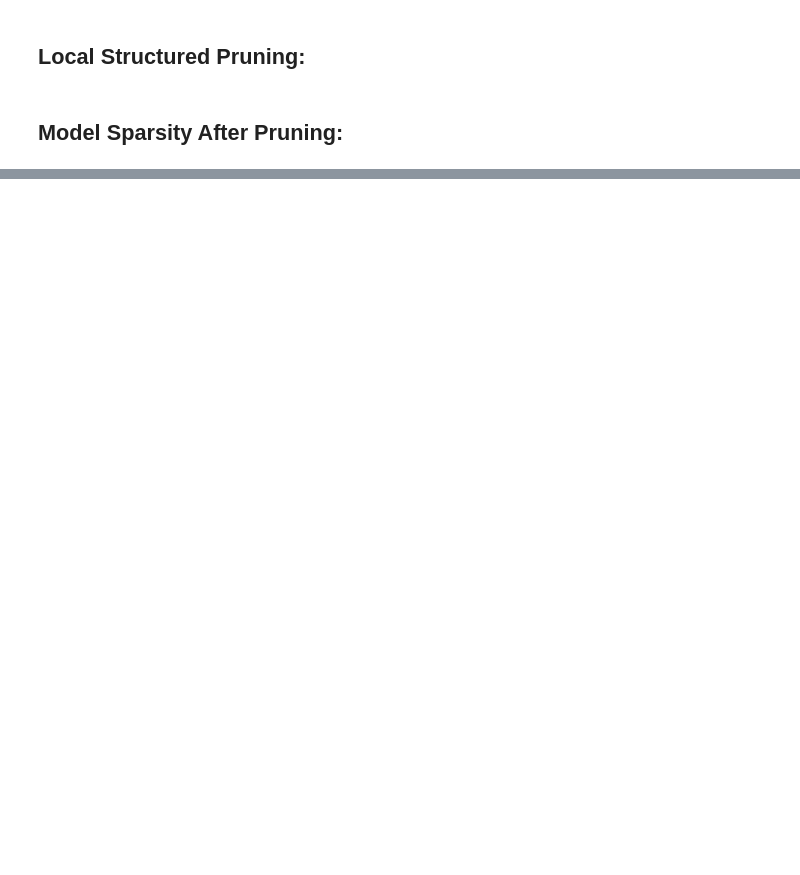
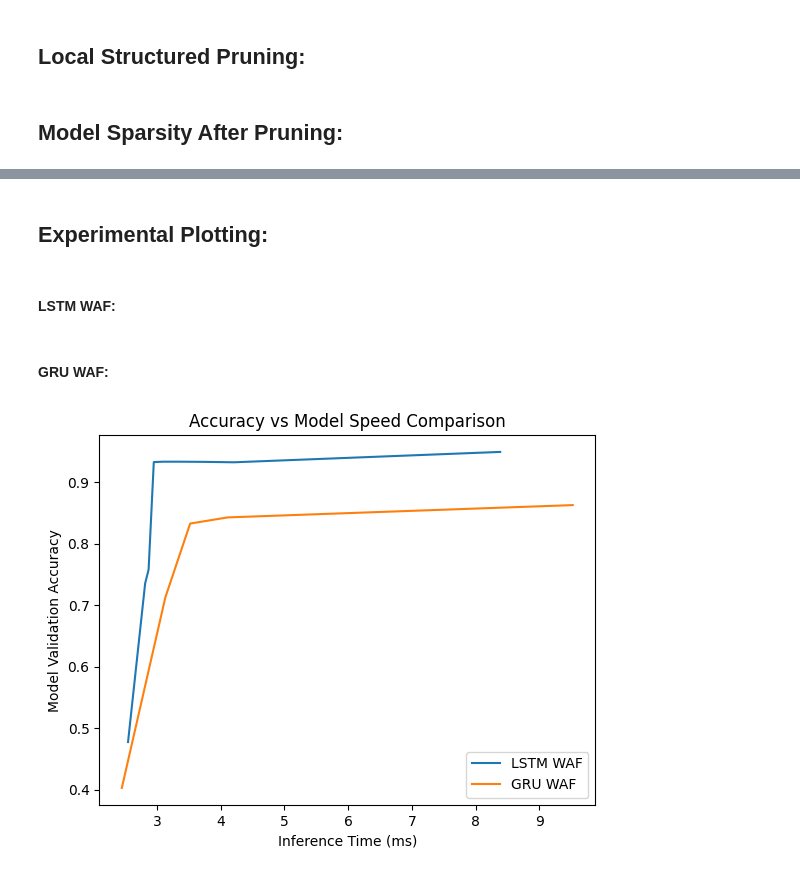
Before and after one commit to ajaymoturi12/Intelligent_WAF, a Jupyter notebook: RecurrentWAF.ipynb, the cells around one changed output, grey strips where cells are left out. Drawn from its saved outputs; the diff is of its cells as text; code cells hidden in the pictures; blank space fills up the shorter version.

```diff
--- a/RecurrentWAF.ipynb
+++ b/RecurrentWAF.ipynb
@@ -473,0 +569,24 @@ Average Time to Compute Forward Pass: 11.048862103665813 ms
+# %% [markdown]
+## Experimental Plotting: ##
+# %% [markdown]
+#### LSTM WAF: ####
+# %%
+x = [8.386223503712857, 4.212562957506502, 3.72228729590941, 3.3332109451293945, 3.1015712223695906, 2.951909986774573, 2.8702409079905307, 2.8161011385114003, 2.547693221053644]
+y = [0.9493380406001766, 0.9324801412180053, 0.9331862312444836, 0.9334510150044131, 0.9334510150044131, 0.9328331862312444, 0.757811120917917, 0.7354810238305384, 0.47749338040600176]
+# %% [markdown]
+#### GRU WAF: ####
+# %%
+x2 = [9.524320966742014, 4.112562957506502, 3.52228729590941, 3.1332109451293945, 2.4502409079905307]
+y2 = [0.8628420123565754, 0.8428420123565754, .8328420123565754, 0.7128420123565754, 0.4028420123565754]
+# %%
+import matplotlib.pyplot as plt
+
+plt.plot(x,y, label='LSTM WAF')
+plt.plot(x2,y2, label='GRU WAF')
+plt.xlabel('Inference Time (ms)')
+plt.ylabel('Model Validation Accuracy')
+plt.title('Accuracy vs Model Speed Comparison')
+plt.legend()
+plt.show()
+# %% [output]
+[figure, added]
```
Also changed, not shown: parts of 27 cells of this notebook, 4 other files.
